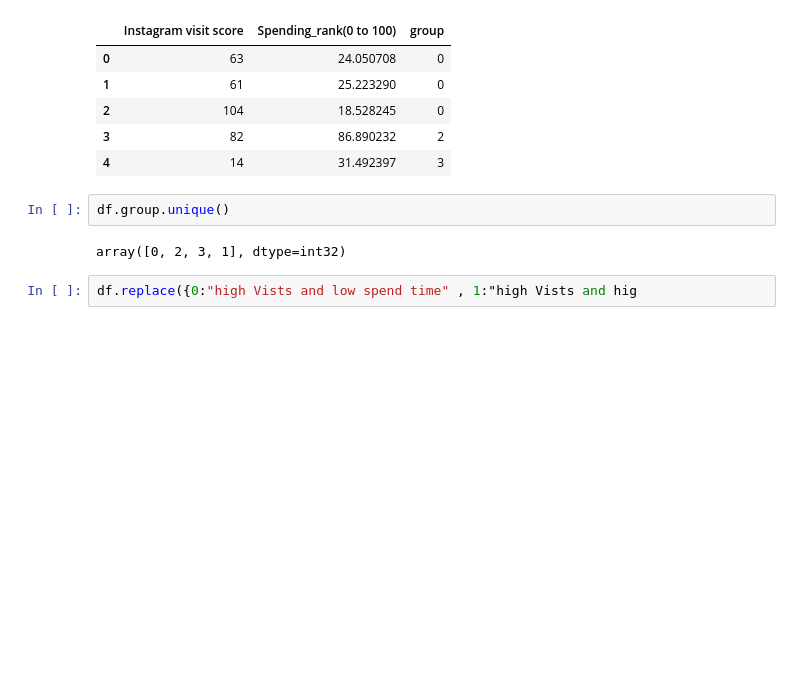
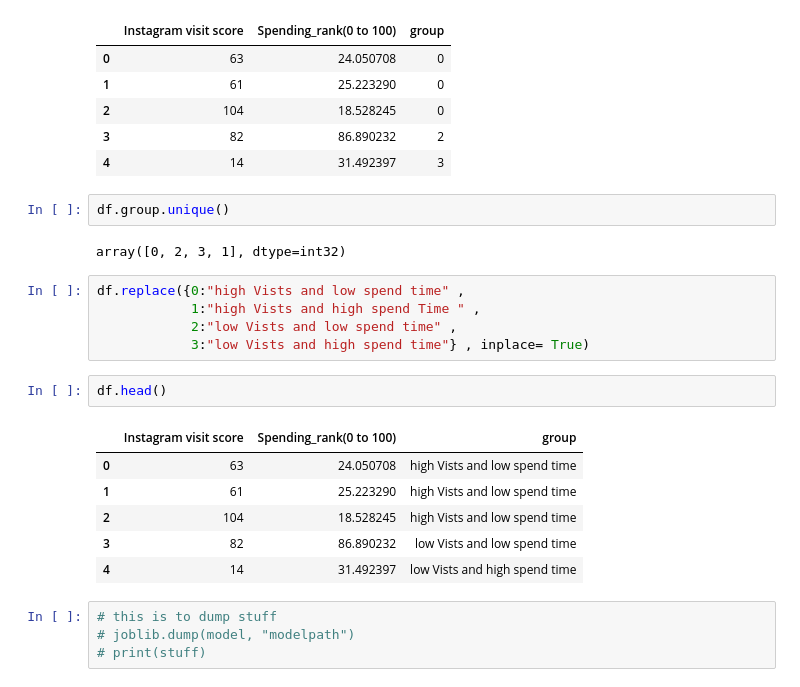
Before and after one commit to Sri-Harsha-ka/TekWorkWeeklyTasks, a Jupyter notebook: HS5_UnsupervisedLearning/KMeans.ipynb, the cells around one changed output. Drawn from its saved outputs; the diff is of its cells as text; blank space fills up the shorter version.

```diff
--- a/HS5_UnsupervisedLearning/KMeans.ipynb
+++ b/HS5_UnsupervisedLearning/KMeans.ipynb
@@ -139,4 +139,20 @@ df.group.unique()
 # %% [output]
 array([0, 2, 3, 1], dtype=int32)
 # %%
-df.replace({0:"high Vists and low spend time" , 1:"high Vists and hig
+df.replace({0:"high Vists and low spend time" ,
+            1:"high Vists and high spend Time " ,
+            2:"low Vists and low spend time" ,
+            3:"low Vists and high spend time"} , inplace= True)
+# %%
+df.head()
+# %% [output]
+|  | Instagram visit score | Spending_rank(0 to 100) | group |
+| 0 | 63 | 24.050708 | high Vists and low spend time |
+| 1 | 61 | 25.223290 | high Vists and low spend time |
+| 2 | 104 | 18.528245 | high Vists and low spend time |
+| 3 | 82 | 86.890232 | low Vists and low spend time |
+| 4 | 14 | 31.492397 | low Vists and high spend time |
+# %%
+# this is to dump stuff
+# joblib.dump(model, "modelpath")
+# print(stuff)
```
Also changed, not shown: 3 other files.
